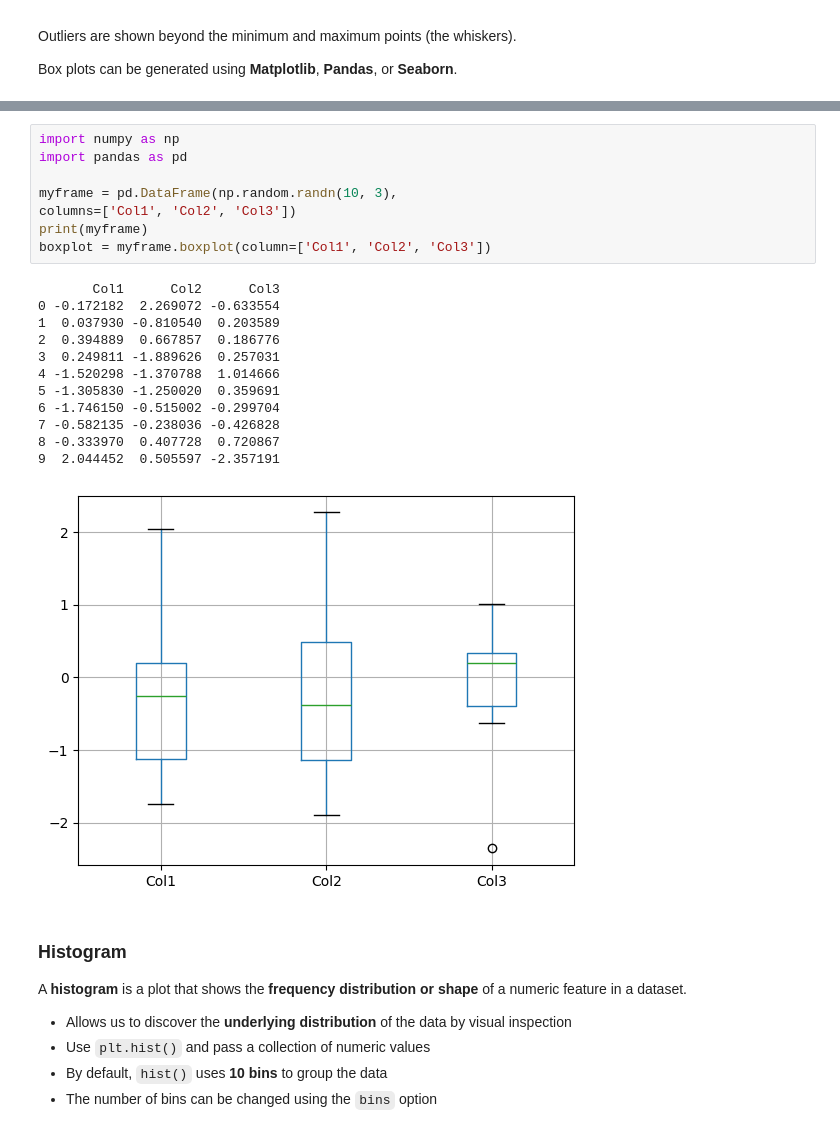
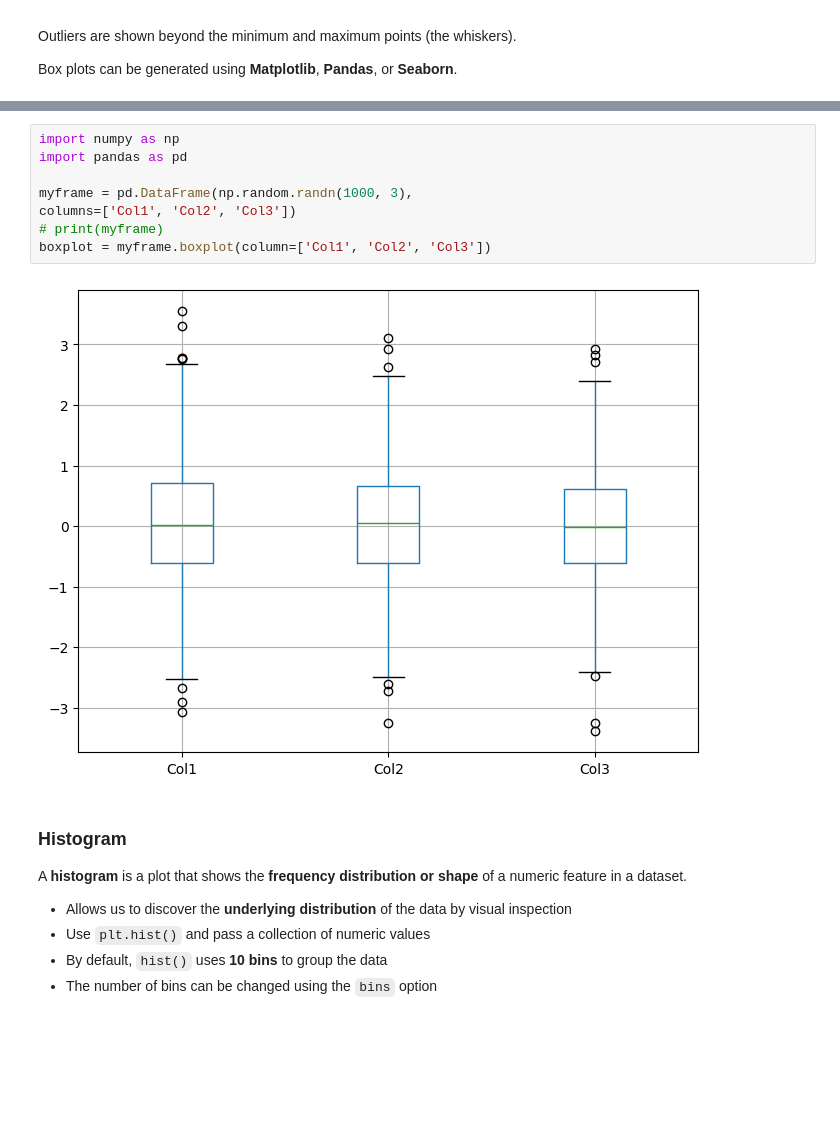
Before and after one commit to wasimnawaz1/programming_4_AI, a Jupyter notebook: Programming_for_AI,_Lectures_(Week_9)_Matplotlib.ipynb, the cells around one changed output, grey strips where cells are left out. Drawn from its saved outputs; the diff is of its cells as text; blank space fills up the shorter version.

```diff
--- a/Programming_for_AI,_Lectures_(Week_9)_Matplotlib.ipynb
+++ b/Programming_for_AI,_Lectures_(Week_9)_Matplotlib.ipynb
@@ -389,24 +325,13 @@ plt.show()
 # %%
 import numpy as np
 import pandas as pd
 
-myframe = pd.DataFrame(np.random.randn(10, 3),
+myframe = pd.DataFrame(np.random.randn(1000, 3),
 columns=['Col1', 'Col2', 'Col3'])
-print(myframe)
+# print(myframe)
 boxplot = myframe.boxplot(column=['Col1', 'Col2', 'Col3'])
 # %% [output]
-       Col1      Col2      Col3
-0 -0.172182  2.269072 -0.633554
-1  0.037930 -0.810540  0.203589
-2  0.394889  0.667857  0.186776
-3  0.249811 -1.889626  0.257031
-4 -1.520298 -1.370788  1.014666
-5 -1.305830 -1.250020  0.359691
-6 -1.746150 -0.515002 -0.299704
-7 -0.582135 -0.238036 -0.426828
-8 -0.333970  0.407728  0.720867
-9  2.044452  0.505597 -2.357191
-[figure, old version]
+[figure, new version]
 # %% [markdown]
 ### Histogram
 
```
Also changed, not shown: parts of 43 cells of this notebook.
